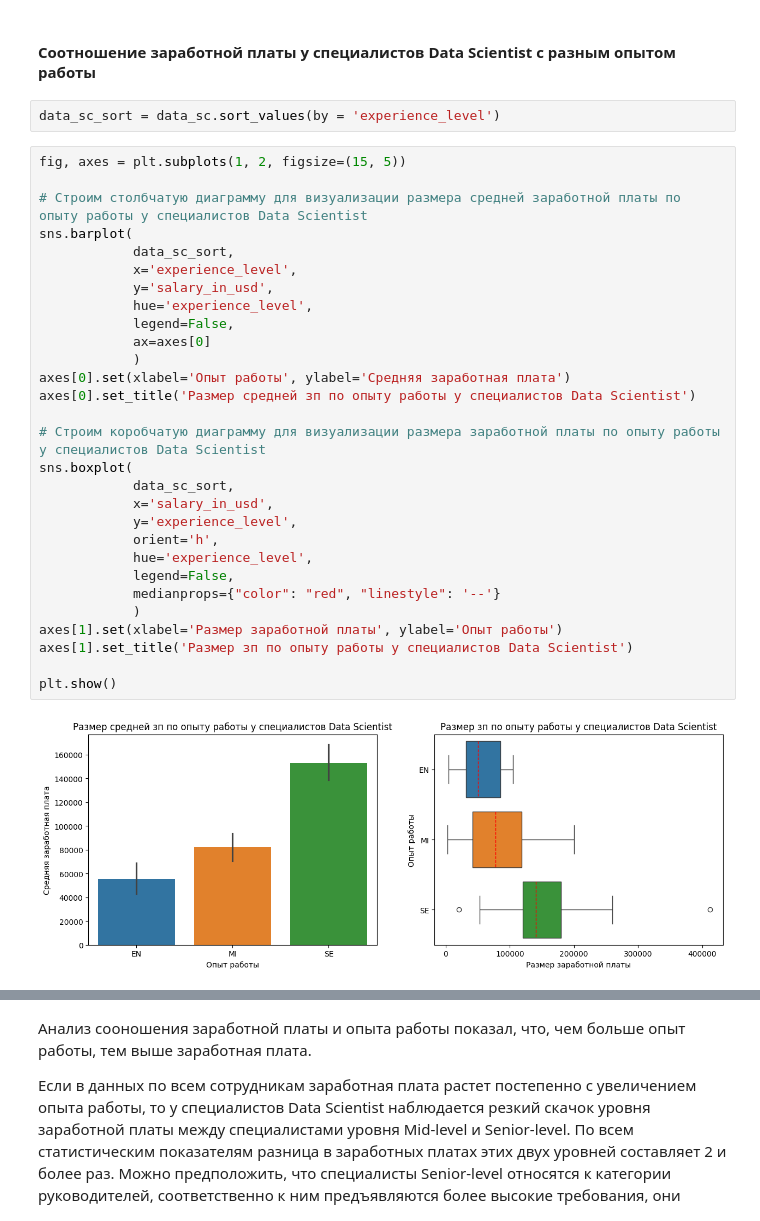
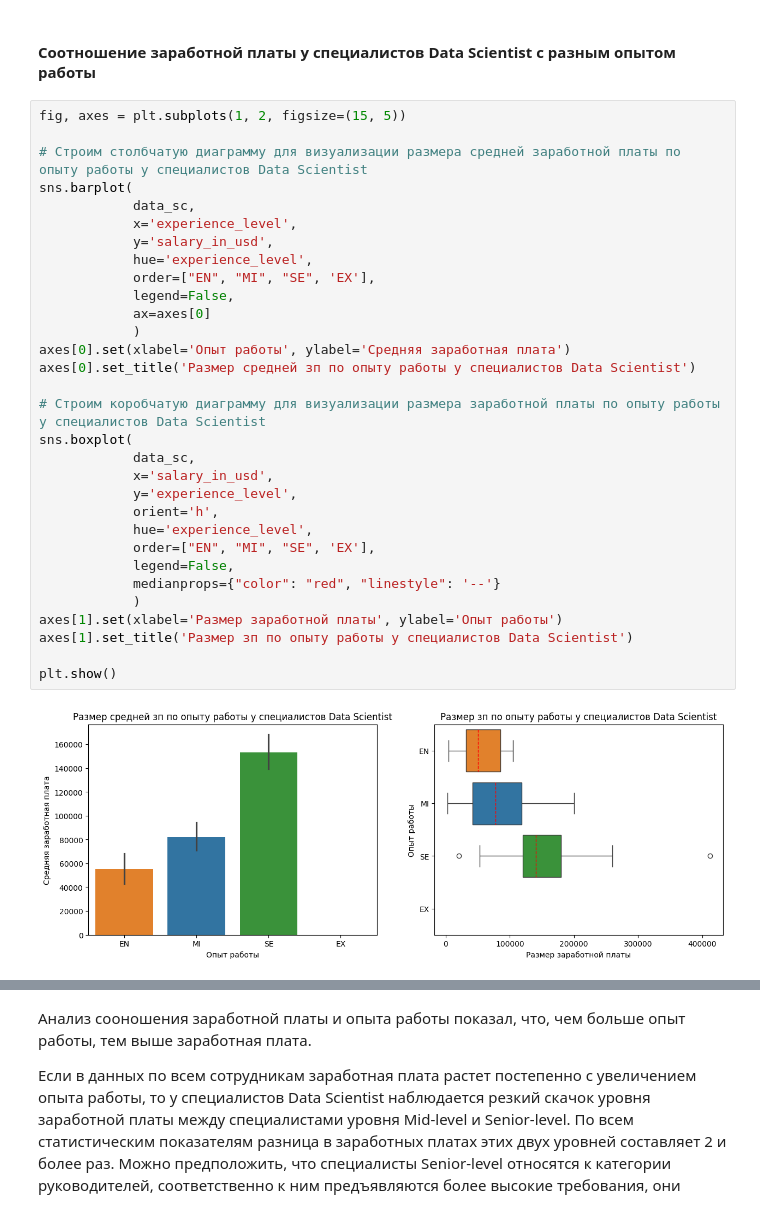
Before and after one commit to LNarnia/new_DS, a Jupyter notebook: Skillfactory/EDA_4/Исследование_данных_HR_агенства.ipynb, the cells around one changed output, grey strips where cells are left out. Saved outputs shown, nothing was run; the diff lists cells and outputs as text.

```diff
--- a/Skillfactory/EDA_4/Исследование_данных_HR_агенства.ipynb
+++ b/Skillfactory/EDA_4/Исследование_данных_HR_агенства.ipynb
@@ -297,37 +299,37 @@ salary_experience
 | SE | 280.0 | 138617.29 | 57691.98 | 18907.0 | 100000.0 | 135500.0 | 170000.00 | 412000.0 |
 # %% [markdown]
 #### Соотношение заработной платы у специалистов Data Scientist с разным опытом работы
-# %%
-data_sc_sort = data_sc.sort_values(by = 'experience_level')
 # %%
 fig, axes = plt.subplots(1, 2, figsize=(15, 5))
 
 # Строим столбчатую диаграмму для визуализации размера средней заработной платы по опыту работы у специалистов Data Scientist
 sns.barplot(
-            data_sc_sort,
+            data_sc,
             x='experience_level',
             y='salary_in_usd',
             hue='experience_level',
+            order=["EN", "MI", "SE", 'EX'],
             legend=False,
             ax=axes[0]
             )
 axes[0].set(xlabel='Опыт работы', ylabel='Средняя заработная плата')
 axes[0].set_title('Размер средней зп по опыту работы у специалистов Data Scientist')
 
 # Строим коробчатую диаграмму для визуализации размера заработной платы по опыту работы у специалистов Data Scientist
 sns.boxplot(
-            data_sc_sort,
+            data_sc,
             x='salary_in_usd',
             y='experience_level',
             orient='h',
             hue='experience_level',
+            order=["EN", "MI", "SE", 'EX'],
             legend=False,
             medianprops={"color": "red", "linestyle": '--'}
             )
 axes[1].set(xlabel='Размер заработной платы', ylabel='Опыт работы')
 axes[1].set_title('Размер зп по опыту работы у специалистов Data Scientist')
 
 plt.show()
 # %% [output]
-[figure, old version]
+[figure, new version]
 # %%
```
Also changed, not shown: parts of 30 cells of this notebook.
